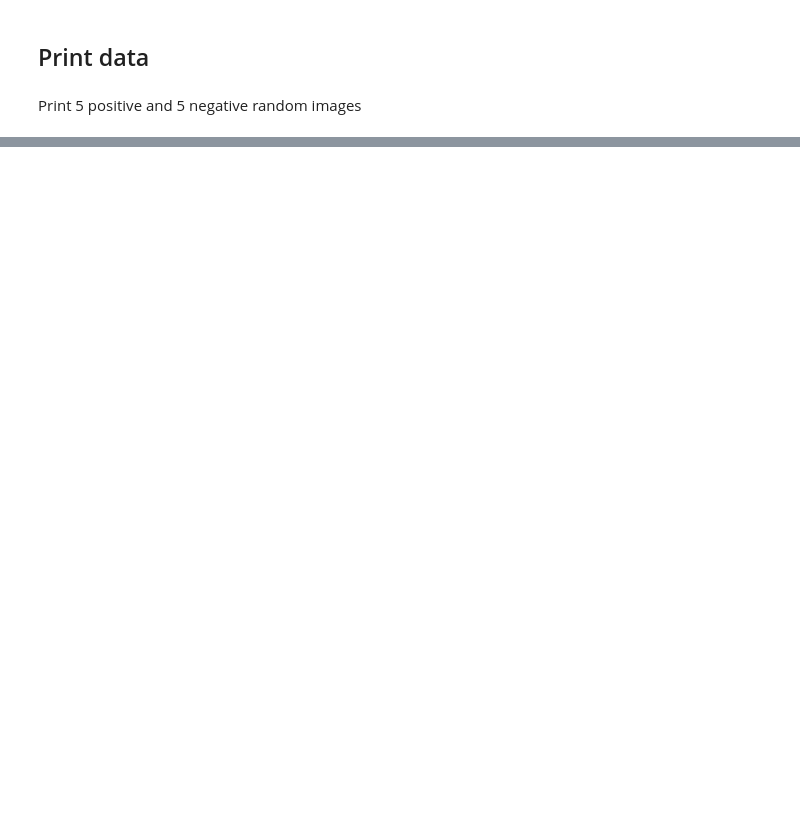
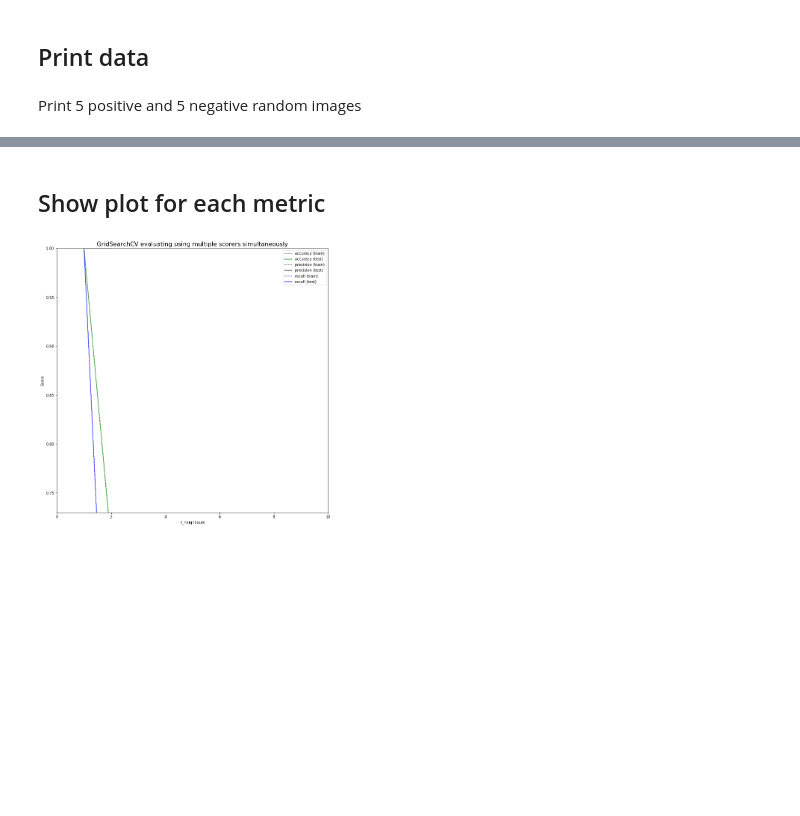
Before and after one commit to yordwynn/ElementaryPose, a Jupyter notebook: notebooks/kNN.ipynb, the cells around one changed output, grey strips where cells are left out. Cells and saved outputs as stored; diff of their text form; code cells hidden in the pictures; blank space fills up the shorter version.

```diff
--- a/notebooks/kNN.ipynb
+++ b/notebooks/kNN.ipynb
@@ -50,0 +56,20 @@ plt.show()
+# %%
+from sklearn.model_selection import GridSearchCV
+from sklearn.metrics import make_scorer
+from sklearn.metrics import accuracy_score
+from sklearn.metrics import precision_score
+from sklearn.metrics import recall_score
+
+
+classifier = KNeighborsClassifier(weights="uniform", algorithm="kd_tree")
+param_grid = {"metric": ["euclidean"],
+              "n_neighbors": range(1, 11)}
+scoring = {"accuracy": make_scorer(accuracy_score),
+           "precision": make_scorer(precision_score),
+           "recall": make_scorer(recall_score)}
+
+gs = GridSearchCV(classifier, param_grid=param_grid, scoring=scoring, cv=3,
+                  refit='accuracy', return_train_score=True, iid=False)
+gs.fit(x_data, y_data)
+results = gs.cv_results_
+print(results)
@@ -50,0 +88,44 @@ plt.show()
+# %% [markdown]
+## Show plot for each metric
+# %%
+plt.figure(figsize=(13, 13))
+plt.title("GridSearchCV evaluating using multiple scorers simultaneously",
+          fontsize=16)
+
+plt.xlabel("n_neighbours")
+plt.ylabel("Score")
+
+ax = plt.gca()
+ax.set_xlim(0, 10)
+ax.set_ylim(0.73, 1)
+
+# Get the regular numpy array from the MaskedArray
+X_axis = np.array(results['param_n_neighbors'].data, dtype=int)
+
+for scorer, color in zip(sorted(scoring), ['g', 'k', 'b']):
+    for sample, style in (('train', '--'), ('test', '-')):
+        sample_score_mean = results['mean_%s_%s' % (sample, scorer)]
+        sample_score_std = results['std_%s_%s' % (sample, scorer)]
+        ax.fill_between(X_axis, sample_score_mean - sample_score_std,
+                        sample_score_mean + sample_score_std,
+                        alpha=0.1 if sample == 'test' else 0, color=color)
+        ax.plot(X_axis, sample_score_mean, style, color=color,
+                alpha=1 if sample == 'test' else 0.7,
+                label="%s (%s)" % (scorer, sample))
+
+    best_index = np.nonzero(results['rank_test_%s' % scorer] == 1)[0][0]
+    best_score = results['mean_test_%s' % scorer][best_index]
+
+    # Plot a dotted vertical line at the best score for that scorer marked by x
+    ax.plot([X_axis[best_index], ] * 2, [0, best_score],
+            linestyle='-.', color=color, marker='x', markeredgewidth=3, ms=8)
+
+    # Annotate the best score for that scorer
+    ax.annotate("%0.2f" % best_score,
+                (X_axis[best_index], best_score + 0.005))
+
+plt.legend(loc="best")
+plt.grid(False)
+plt.show()
+# %% [output]
+[figure, added]
```
Also changed, not shown: parts of 6 cells of this notebook.
